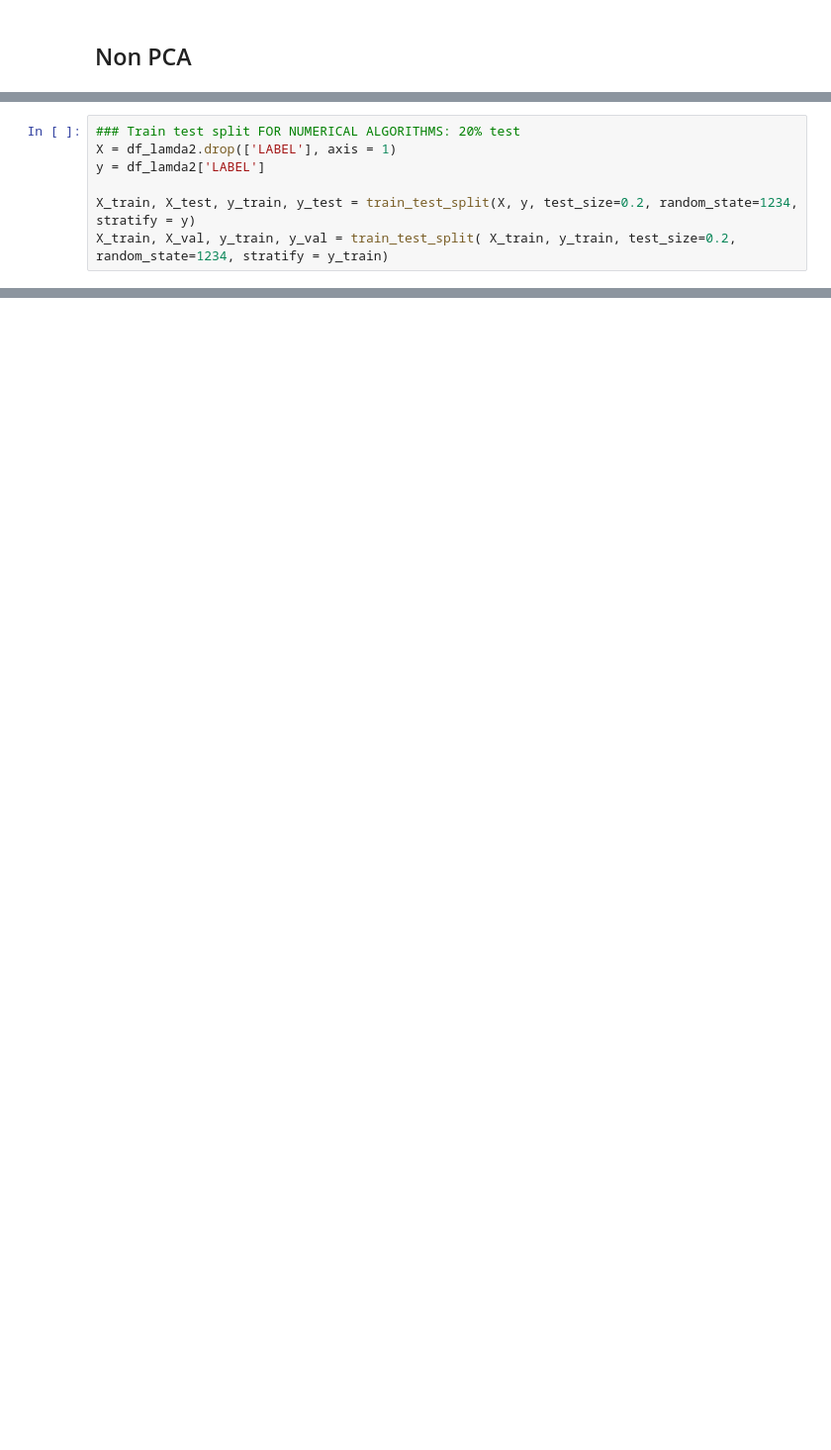
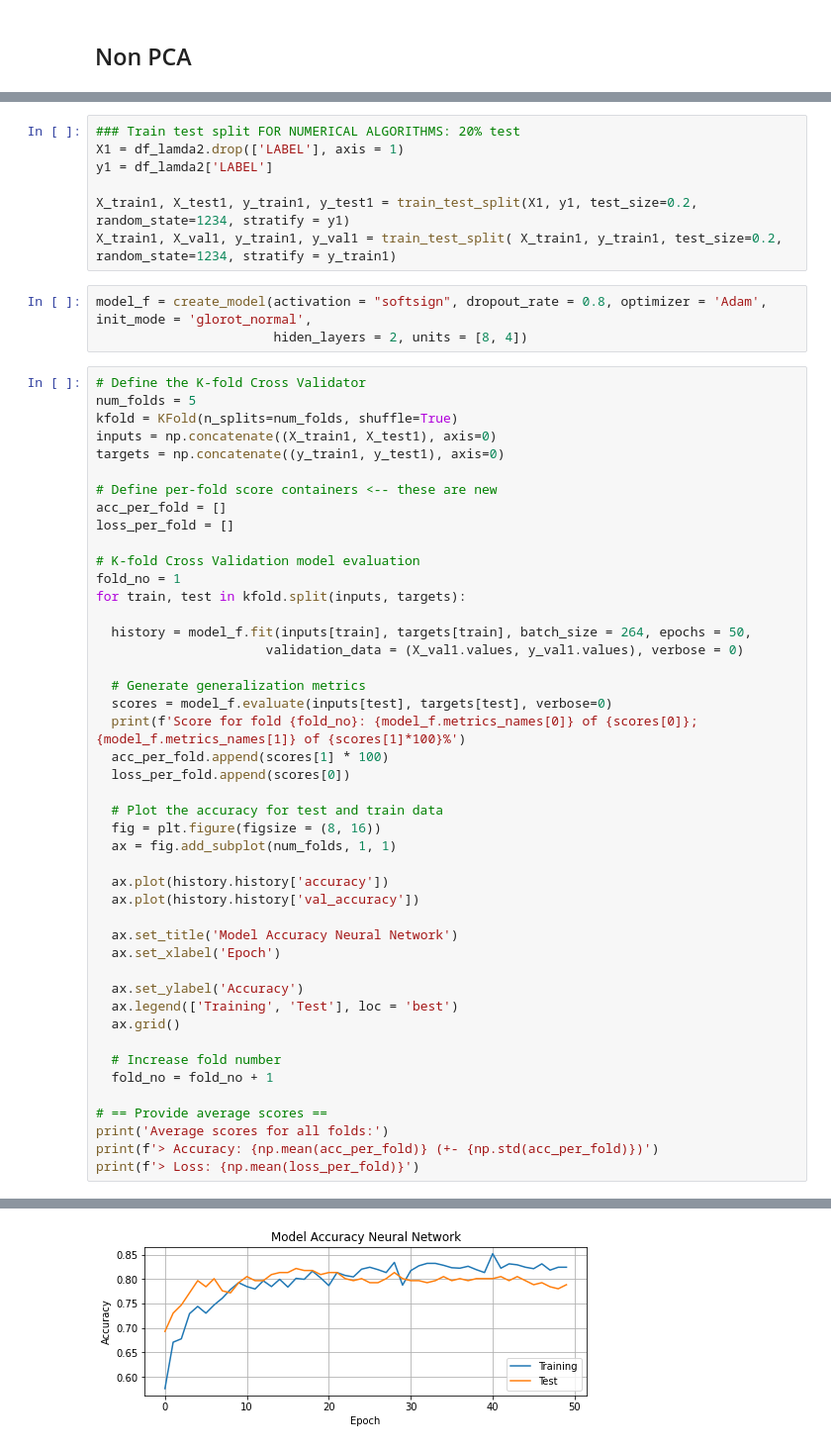
Before and after one commit to SolemnShark871/Churn, a Jupyter notebook: NN_model.ipynb, the cells around one changed output, grey strips where cells are left out. Shown at 99% size. Drawn from its saved outputs; the diff is of its cells as text; blank space fills up the shorter version.

```diff
--- a/NN_model.ipynb
+++ b/NN_model.ipynb
@@ -307,7 +229,56 @@ Name: LAMBDA, Length: 1506, dtype: float64
 # %%
 ### Train test split FOR NUMERICAL ALGORITHMS: 20% test
-X = df_lamda2.drop(['LABEL'], axis = 1)
-y = df_lamda2['LABEL']
+X1 = df_lamda2.drop(['LABEL'], axis = 1)
+y1 = df_lamda2['LABEL']
 
-X_train, X_test, y_train, y_test = train_test_split(X, y, test_size=0.2, random_state=1234, stratify = y)
-X_train, X_val, y_train, y_val = train_test_split( X_train, y_train, test_size=0.2, random_state=1234, stratify = y_train)
+X_train1, X_test1, y_train1, y_test1 = train_test_split(X1, y1, test_size=0.2, random_state=1234, stratify = y1)
+X_train1, X_val1, y_train1, y_val1 = train_test_split( X_train1, y_train1, test_size=0.2, random_state=1234, stratify = y_train1)
+# %%
+model_f = create_model(activation = "softsign", dropout_rate = 0.8, optimizer = 'Adam', init_mode = 'glorot_normal',
+                       hiden_layers = 2, units = [8, 4])
+# %%
+# Define the K-fold Cross Validator
+num_folds = 5
+kfold = KFold(n_splits=num_folds, shuffle=True)
+inputs = np.concatenate((X_train1, X_test1), axis=0)
+targets = np.concatenate((y_train1, y_test1), axis=0)
+
+# Define per-fold score containers <-- these are new
+acc_per_fold = []
+loss_per_fold = []
+
+# K-fold Cross Validation model evaluation
+fold_no = 1
+for train, test in kfold.split(inputs, targets):
+
+  history = model_f.fit(inputs[train], targets[train], batch_size = 264, epochs = 50,
+                      validation_data = (X_val1.values, y_val1.values), verbose = 0)
+
+  # Generate generalization metrics
+  scores = model_f.evaluate(inputs[test], targets[test], verbose=0)
+  print(f'Score for fold {fold_no}: {model_f.metrics_names[0]} of {scores[0]}; {model_f.metrics_names[1]} of {scores[1]*100}%')
+  acc_per_fold.append(scores[1] * 100)
+  loss_per_fold.append(scores[0])
+
+  # Plot the accuracy for test and train data
+  fig = plt.figure(figsize = (8, 16))
+  ax = fig.add_subplot(num_folds, 1, 1)
+
+  ax.plot(history.history['accuracy'])
+  ax.plot(history.history['val_accuracy'])
+
+  ax.set_title('Model Accuracy Neural Network')
+  ax.set_xlabel('Epoch')
+
+  ax.set_ylabel('Accuracy')
+  ax.legend(['Training', 'Test'], loc = 'best')
+  ax.grid()
+
+  # Increase fold number
+  fold_no = fold_no + 1
+
+# == Provide average scores ==
+print('Average scores for all folds:')
+print(f'> Accuracy: {np.mean(acc_per_fold)} (+- {np.std(acc_per_fold)})')
+print(f'> Loss: {np.mean(loss_per_fold)}')
+# %% [output]
@@ -313,0 +293 @@ X_train, X_val, y_train, y_val = train_test_split( X_train, y_train, test_size=0
+[figure, added]
```
Also changed, not shown: parts of 17 cells of this notebook.
